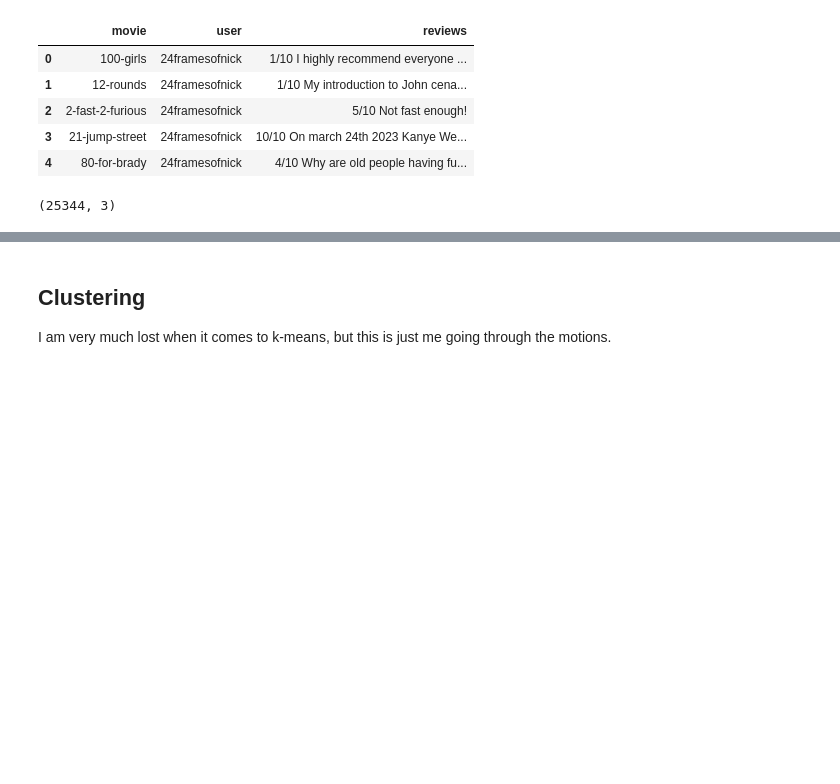
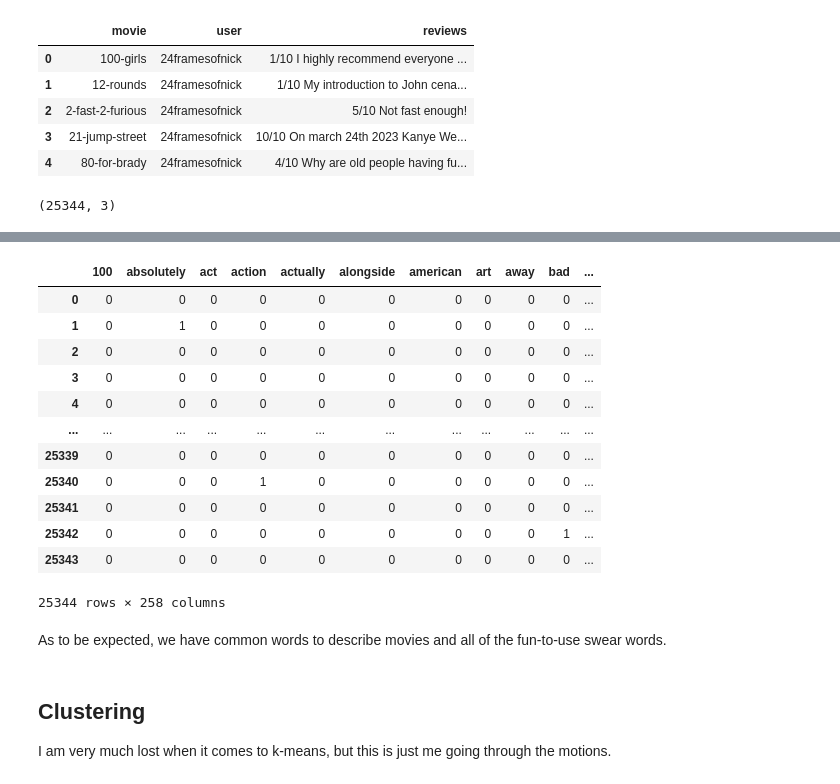
Before and after one commit to cmitchellstudent/370, a Jupyter notebook: notebooks/assignment1.ipynb, the cells around one changed output, grey strips where cells are left out. Drawn from its saved outputs; the diff is of its cells as text; code cells hidden in the pictures; blank space fills up the shorter version.

```diff
--- a/notebooks/assignment1.ipynb
+++ b/notebooks/assignment1.ipynb
@@ -176,3 +225,24 @@ print(scoreless[0:5])
+# %%
+vectorizer = CountVectorizer(min_df=250, lowercase = True, stop_words = 'english')
+X = vectorizer.fit_transform(scoreless)
+df2 = pd.DataFrame(X.toarray(), columns=vectorizer.get_feature_names_out())
+df2
+# %% [output]
+|  | 100 | absolutely | act | action | actually | alongside | american | art | away | bad | ... |
+| 0 | 0 | 0 | 0 | 0 | 0 | 0 | 0 | 0 | 0 | 0 | ... |
+| 1 | 0 | 1 | 0 | 0 | 0 | 0 | 0 | 0 | 0 | 0 | ... |
+| 2 | 0 | 0 | 0 | 0 | 0 | 0 | 0 | 0 | 0 | 0 | ... |
+| 3 | 0 | 0 | 0 | 0 | 0 | 0 | 0 | 0 | 0 | 0 | ... |
+| 4 | 0 | 0 | 0 | 0 | 0 | 0 | 0 | 0 | 0 | 0 | ... |
+| ... | ... | ... | ... | ... | ... | ... | ... | ... | ... | ... | ... |
+| 25339 | 0 | 0 | 0 | 0 | 0 | 0 | 0 | 0 | 0 | 0 | ... |
+| 25340 | 0 | 0 | 0 | 1 | 0 | 0 | 0 | 0 | 0 | 0 | ... |
+| 25341 | 0 | 0 | 0 | 0 | 0 | 0 | 0 | 0 | 0 | 0 | ... |
+| 25342 | 0 | 0 | 0 | 0 | 0 | 0 | 0 | 0 | 0 | 1 | ... |
+| 25343 | 0 | 0 | 0 | 0 | 0 | 0 | 0 | 0 | 0 | 0 | ... |
+25344 rows × 258 columns
+# %% [markdown]
+As to be expected, we have common words to describe movies and all of the fun-to-use swear words.
 # %% [markdown]
 ## Clustering
 I am very much lost when it comes to k-means, but this is just me going through the motions.
```
Also changed, not shown: parts of 13 cells of this notebook, 3 other files.
